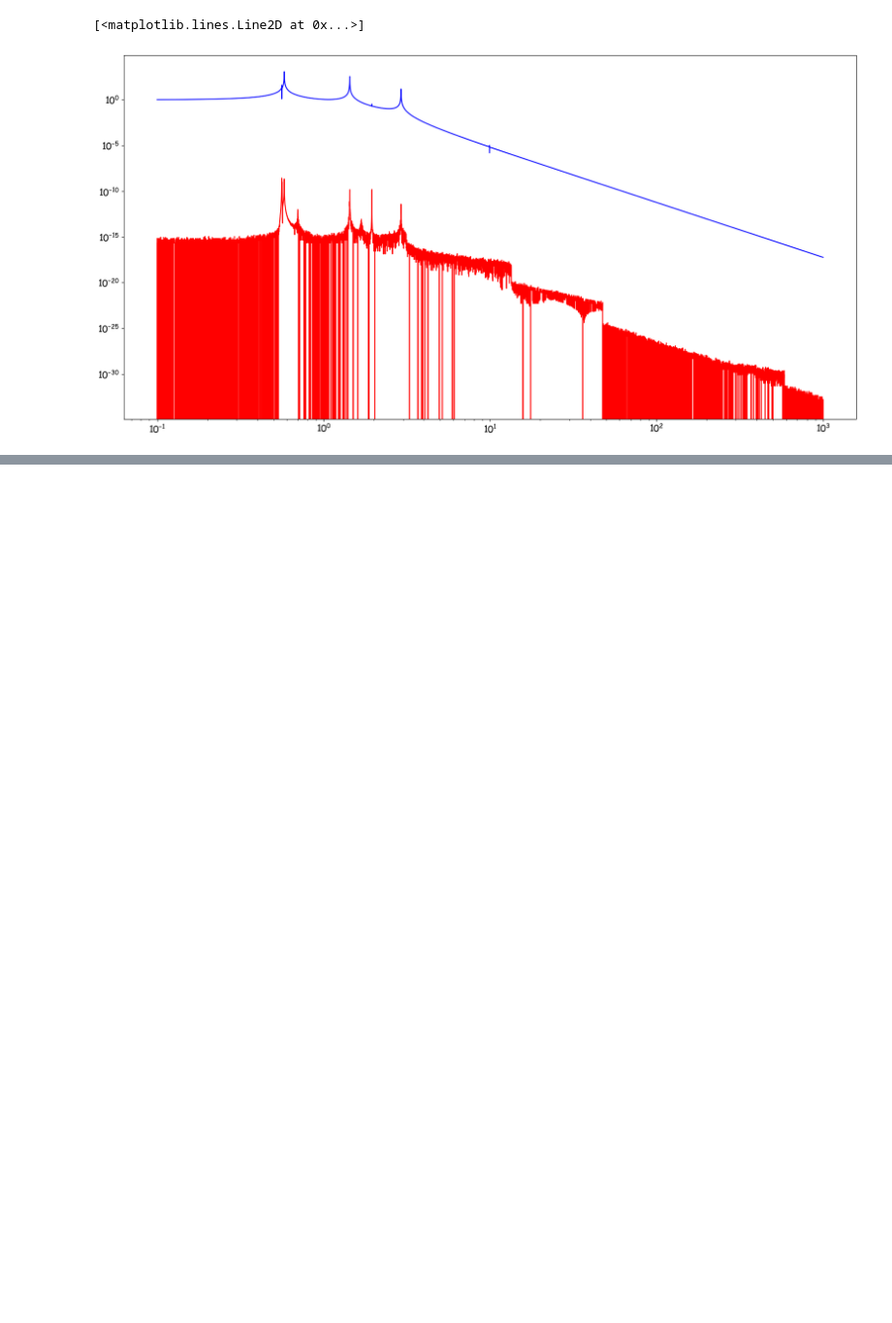
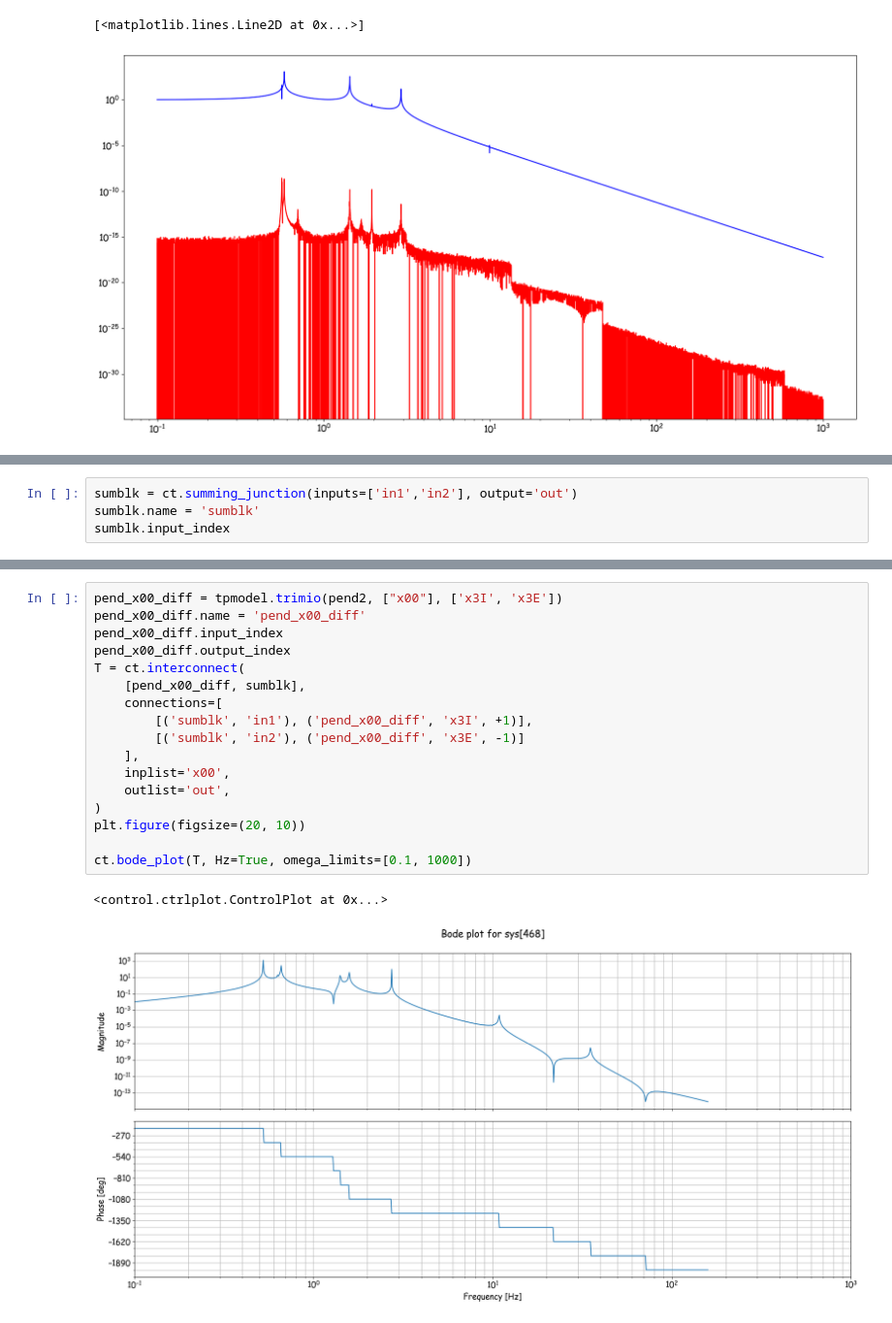
Before and after one commit to Cosmos1998/CommonPlatformTriple_4B4W_2x4B4W4W, a Jupyter notebook: CommonPlatformTriple_4B4W_2x4B4W4WNumPyWrapperTest.ipynb, the cells around one changed output, grey strips where cells are left out. Shown at 97% size. Cells and saved outputs as stored; diff of their text form; blank space fills up the shorter version.

```diff
--- a/CommonPlatformTriple_4B4W_2x4B4W4WNumPyWrapperTest.ipynb
+++ b/CommonPlatformTriple_4B4W_2x4B4W4WNumPyWrapperTest.ipynb
@@ -600,0 +618,4 @@ ControlMIMONotImplemented: Not implemented for MIMO systems without slycot.
+# %%
+sumblk = ct.summing_junction(inputs=['in1','in2'], output='out')
+sumblk.name = 'sumblk'
+sumblk.input_index
@@ -600,0 +627,20 @@ ControlMIMONotImplemented: Not implemented for MIMO systems without slycot.
+# %%
+pend_x00_diff = tpmodel.trimio(pend2, ["x00"], ['x3I', 'x3E'])
+pend_x00_diff.name = 'pend_x00_diff'
+pend_x00_diff.input_index
+pend_x00_diff.output_index
+T = ct.interconnect(
+    [pend_x00_diff, sumblk],
+    connections=[
+        [('sumblk', 'in1'), ('pend_x00_diff', 'x3I', +1)],
+        [('sumblk', 'in2'), ('pend_x00_diff', 'x3E', -1)]
+    ],
+    inplist='x00',
+    outlist='out',
+)
+plt.figure(figsize=(20, 10))
+
+ct.bode_plot(T, Hz=True, omega_limits=[0.1, 1000])
+# %% [output]
+<control.ctrlplot.ControlPlot at 0x...>
+[figure, added]
```
Also changed, not shown: parts of 10 cells of this notebook.
